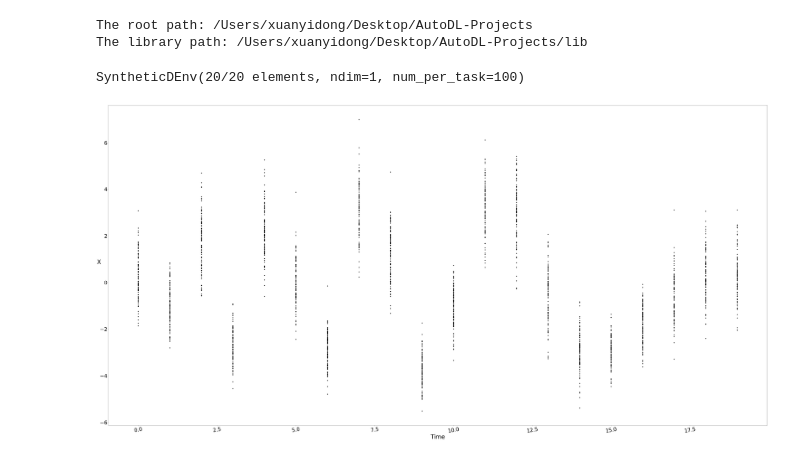
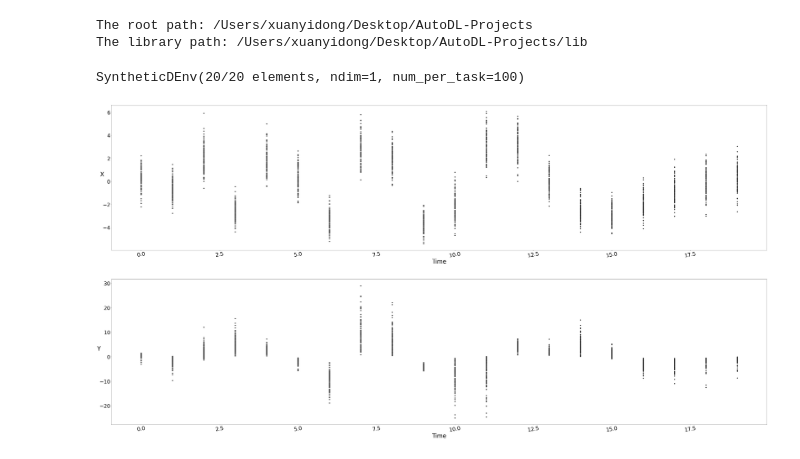
Before and after one commit to D-X-Y/AutoDL-Projects, a Jupyter notebook: notebooks/TOT/synthetic-env.ipynb, the cells around one changed output. Cells and saved outputs as stored; diff of their text form; code cells hidden in the pictures.

```diff
--- a/notebooks/TOT/synthetic-env.ipynb
+++ b/notebooks/TOT/synthetic-env.ipynb
@@ -39,40 +39,51 @@ def visualize_env():
     std_generator.set_transform(lambda x: x + 1)
     dynamic_env = SyntheticDEnv([mean_generator], [[std_generator]], num_per_task=100)
     print(dynamic_env)
 
-    xaxis, yaxis = [], []
+    function = DynamicQuadraticFunc()
+    function_param = dict()
+    function_param[0] = SinGenerator(num=timestamps, num_sin_phase=4, phase_shift=1.0, max_amplitude=1.0)
+    function_param[1] = ConstantGenerator(constant=0.9)
+    function_param[2] = SinGenerator(num=timestamps, num_sin_phase=5, phase_shift=0.4, max_amplitude=0.9)
+    function.set(function_param)
+
+    timeaxis, xaxis, yaxis = [], [], []
     for timestamp, dataset in dynamic_env:
         num = dataset.shape[0]
-        xaxis.append(torch.zeros(num) + timestamp)
-        yaxis.append(dataset[:,0])
+        timeaxis.append(torch.zeros(num) + timestamp)
+        xaxis.append(dataset[:,0])
+        # compute the ground truth
+        function.set_timestamp(timestamp)
+        yaxis.append(function(dataset[:,0]))
+    timeaxis = torch.cat(timeaxis).numpy()
     xaxis = torch.cat(xaxis).numpy()
     yaxis = torch.cat(yaxis).numpy()
 
     cur_ax = fig.add_subplot(2, 1, 1)
-    cur_ax.scatter(xaxis, yaxis, color="k", linestyle="-", alpha=0.6, label=None)
+    cur_ax.scatter(timeaxis, xaxis, color="k", linestyle="-", alpha=0.9, label=None)
     cur_ax.set_xlabel("Time", fontsize=LabelSize)
     cur_ax.set_ylabel("X", rotation=0, fontsize=LabelSize)
     for tick in cur_ax.xaxis.get_major_ticks():
         tick.label.set_fontsize(LabelSize - font_gap)
         tick.label.set_rotation(10)
     for tick in cur_ax.yaxis.get_major_ticks():
         tick.label.set_fontsize(LabelSize - font_gap)
 
     cur_ax = fig.add_subplot(2, 1, 2)
-    cur_ax.scatter(xaxis, yaxis, color="k", linestyle="-", alpha=0.6, label=None)
+    cur_ax.scatter(timeaxis, yaxis, color="k", linestyle="-", alpha=0.9, label=None)
     cur_ax.set_xlabel("Time", fontsize=LabelSize)
-    cur_ax.set_ylabel("X", rotation=0, fontsize=LabelSize)
+    cur_ax.set_ylabel("Y", rotation=0, fontsize=LabelSize)
     for tick in cur_ax.xaxis.get_major_ticks():
         tick.label.set_fontsize(LabelSize - font_gap)
         tick.label.set_rotation(10)
     for tick in cur_ax.yaxis.get_major_ticks():
         tick.label.set_fontsize(LabelSize - font_gap)
     plt.show()
 
 visualize_env()
 # %% [output]
 SyntheticDEnv(20/20 elements, ndim=1, num_per_task=100)
-[figure, old version]
+[figure, new version]
 # %%
 # def optimize_fn(xs, ys, test_sets):
 #     xs = torch.FloatTensor(xs).view(-1, 1)
```
Also changed, not shown: parts of 1 cell of this notebook, 4 other files.
